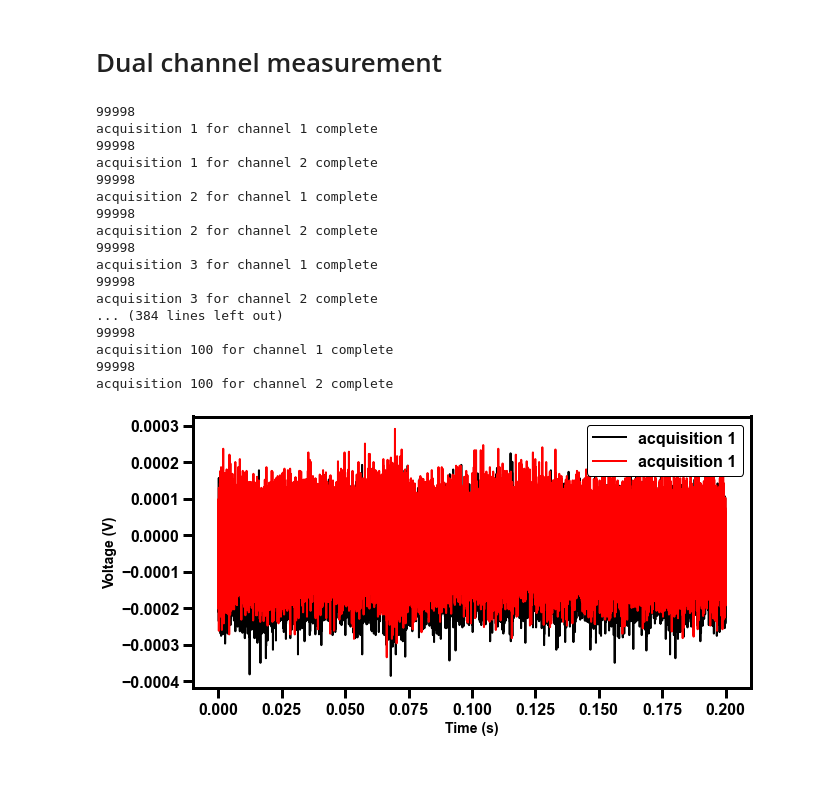
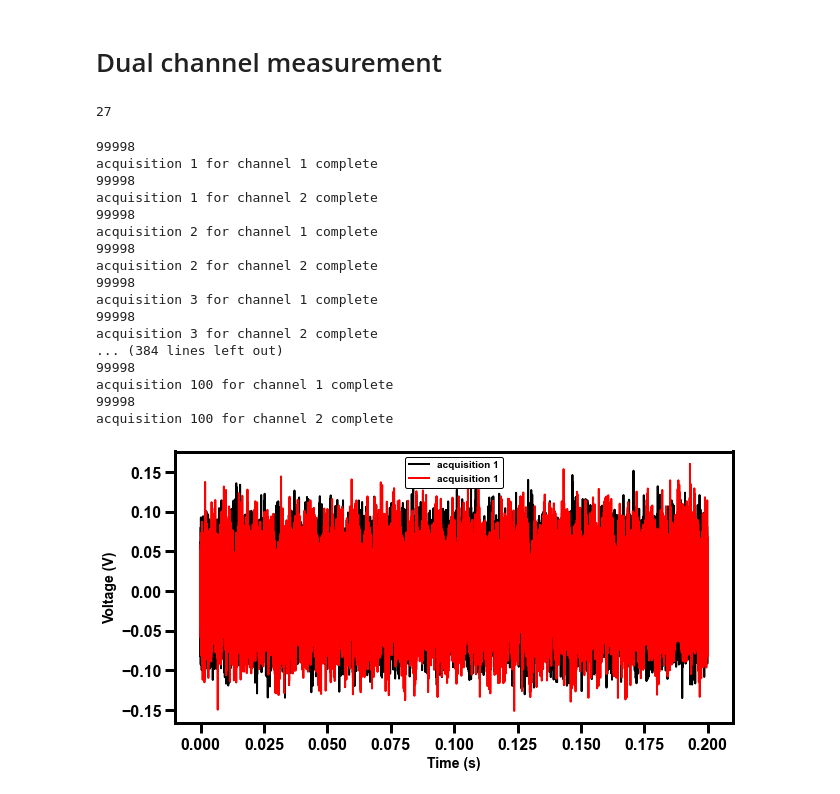
Before and after one commit to NikhilTilak/scripts, a Jupyter notebook: remote_acquisition.ipynb, the cells around one changed output. Saved outputs shown, nothing was run; the diff lists cells and outputs as text; code cells hidden in the pictures.

```diff
--- a/remote_acquisition.ipynb
+++ b/remote_acquisition.ipynb
@@ -151,11 +151,25 @@ acquisition 100 complete
 [figure]
 # %% [markdown]
 # Dual channel measurement
+# %%
+## set scope params
+num_acquisitions = 100
+time_per_div = 20e-3 # s
+volt_per_div = 100e-3 # V
+TOTAL_TIME_DIVS = 10
+TOTAL_VOLT_DIVS = 8
+for channel in range(1,3):
+    scope.write(f':CHANnel{channel}:PROBe 1') # probe attenuation factor is 1:1
+    scope.write(f':CHANnel{channel}:SCALe {volt_per_div}')
+    scope.write(f':CHANnel{channel}:COUPling AC')
+scope.write(f':TIMebase:MAIN:SCALe {time_per_div}') # 1000ms total acquisition time
+# %% [output]
+27
 # %%
 ################ Measurement setup ################
-num_acquisitions = 1
+num_acquisitions = 100
 time_per_div = 20e-3 # s
-volt_per_div = 5e-4 # V
+volt_per_div = 100e-3 # V
 TOTAL_TIME_DIVS = 10
 TOTAL_VOLT_DIVS = 8
 for channel in range(1,3):
@@ -179,7 +193,7 @@ for i in range(num_acquisitions):
         scope.write('WAV:STAR 1')
         # stop_points = scope.query('WAV:POIN?')
         # scope.write(f'WAV:STOP {stop_points}')
-        scope.write('WAV:STOP 1000000')
+        scope.write('WAV:STOP 100000')
         data = scope.query('WAV:DATA?')
         print(len(data.split(',')))
         if ch == 1:
@@ -205,33 +219,33 @@ for i in range(1):
     ax.plot(time,data_list_ch1[i], label=f'acquisition {i+1}')
     ax.plot(time,data_list_ch2[i], label=f'acquisition {i+1}')
 ax.set_xlabel('Time (s)')
 ax.set_ylabel('Voltage (V)')
 ax.legend()
 plt.show()
 
 ############### save data ################
-np.savetxt('./data/RigolDHO1102/ch1_100avg_500KOhm.csv',
+np.savetxt('./data/johnson_data/1KOhm_ch1_100avg_01032024.csv',
            np.concatenate((time.reshape(-1,1), np.transpose(data_list_ch1)), axis=-1),
            delimiter=',')
-np.savetxt('./data/RigolDHO1102/ch2_100avg_500KOhm.csv',
+np.savetxt('./data/johnson_data/1KOhm_ch2_100avg_01032024.csv',
            np.concatenate((time.reshape(-1,1), np.transpose(data_list_ch2)), axis=-1),
            delimiter=',')
 # %% [output]
 99998
 acquisition 1 for channel 1 complete
 99998
 acquisition 1 for channel 2 complete
 99998
 acquisition 2 for channel 1 complete
 99998
 acquisition 2 for channel 2 complete
 99998
 acquisition 3 for channel 1 complete
 99998
 acquisition 3 for channel 2 complete
 ... (384 lines left out)
 99998
 acquisition 100 for channel 1 complete
 99998
 acquisition 100 for channel 2 complete
-[figure, old version]
+[figure, new version]
```
Also changed, not shown: parts of 1 cell of this notebook, 1 other file.
